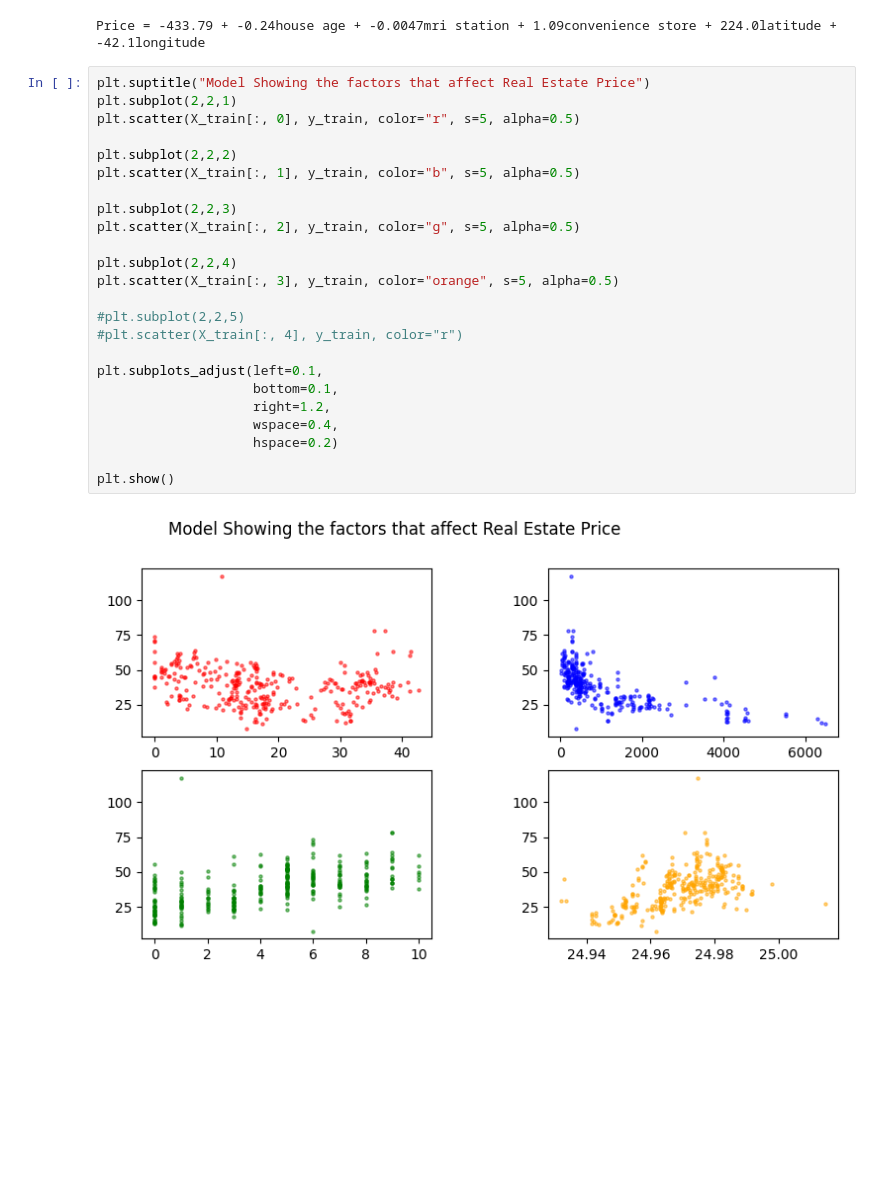
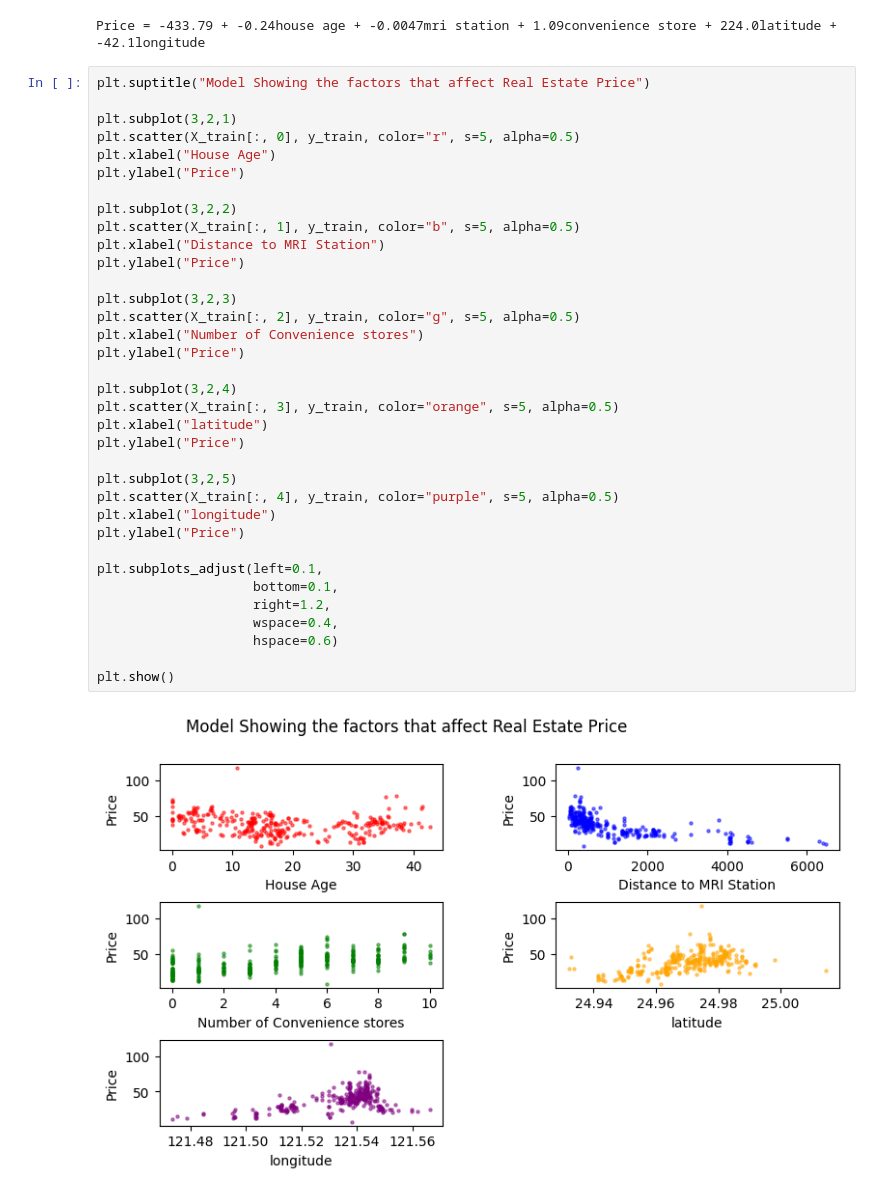
Before and after one commit to laresamdeola/Machine-Learning, a Jupyter notebook: Building_a_Model_to_Predict_Real_Estate_Price.ipynb, the cells around one changed output. Cells and saved outputs as stored; diff of their text form; blank space fills up the shorter version.

```diff
--- a/Building_a_Model_to_Predict_Real_Estate_Price.ipynb
+++ b/Building_a_Model_to_Predict_Real_Estate_Price.ipynb
@@ -124,27 +124,38 @@ print(f"Price = {round(regressor.intercept_, 2)} + {round(regressor.coef_[0], 2)
 Price = -433.79 + -0.24house age + -0.0047mri station + 1.09convenience store + 224.0latitude + -42.1longitude
 # %%
 plt.suptitle("Model Showing the factors that affect Real Estate Price")
-plt.subplot(2,2,1)
+
+plt.subplot(3,2,1)
 plt.scatter(X_train[:, 0], y_train, color="r", s=5, alpha=0.5)
+plt.xlabel("House Age")
+plt.ylabel("Price")
 
-plt.subplot(2,2,2)
+plt.subplot(3,2,2)
 plt.scatter(X_train[:, 1], y_train, color="b", s=5, alpha=0.5)
+plt.xlabel("Distance to MRI Station")
+plt.ylabel("Price")
 
-plt.subplot(2,2,3)
+plt.subplot(3,2,3)
 plt.scatter(X_train[:, 2], y_train, color="g", s=5, alpha=0.5)
+plt.xlabel("Number of Convenience stores")
+plt.ylabel("Price")
 
-plt.subplot(2,2,4)
+plt.subplot(3,2,4)
 plt.scatter(X_train[:, 3], y_train, color="orange", s=5, alpha=0.5)
+plt.xlabel("latitude")
+plt.ylabel("Price")
 
-#plt.subplot(2,2,5)
-#plt.scatter(X_train[:, 4], y_train, color="r")
+plt.subplot(3,2,5)
+plt.scatter(X_train[:, 4], y_train, color="purple", s=5, alpha=0.5)
+plt.xlabel("longitude")
+plt.ylabel("Price")
 
 plt.subplots_adjust(left=0.1,
                     bottom=0.1,
                     right=1.2,
                     wspace=0.4,
-                    hspace=0.2)
+                    hspace=0.6)
 
 plt.show()
 # %% [output]
-[figure, old version]
+[figure, new version]
```
